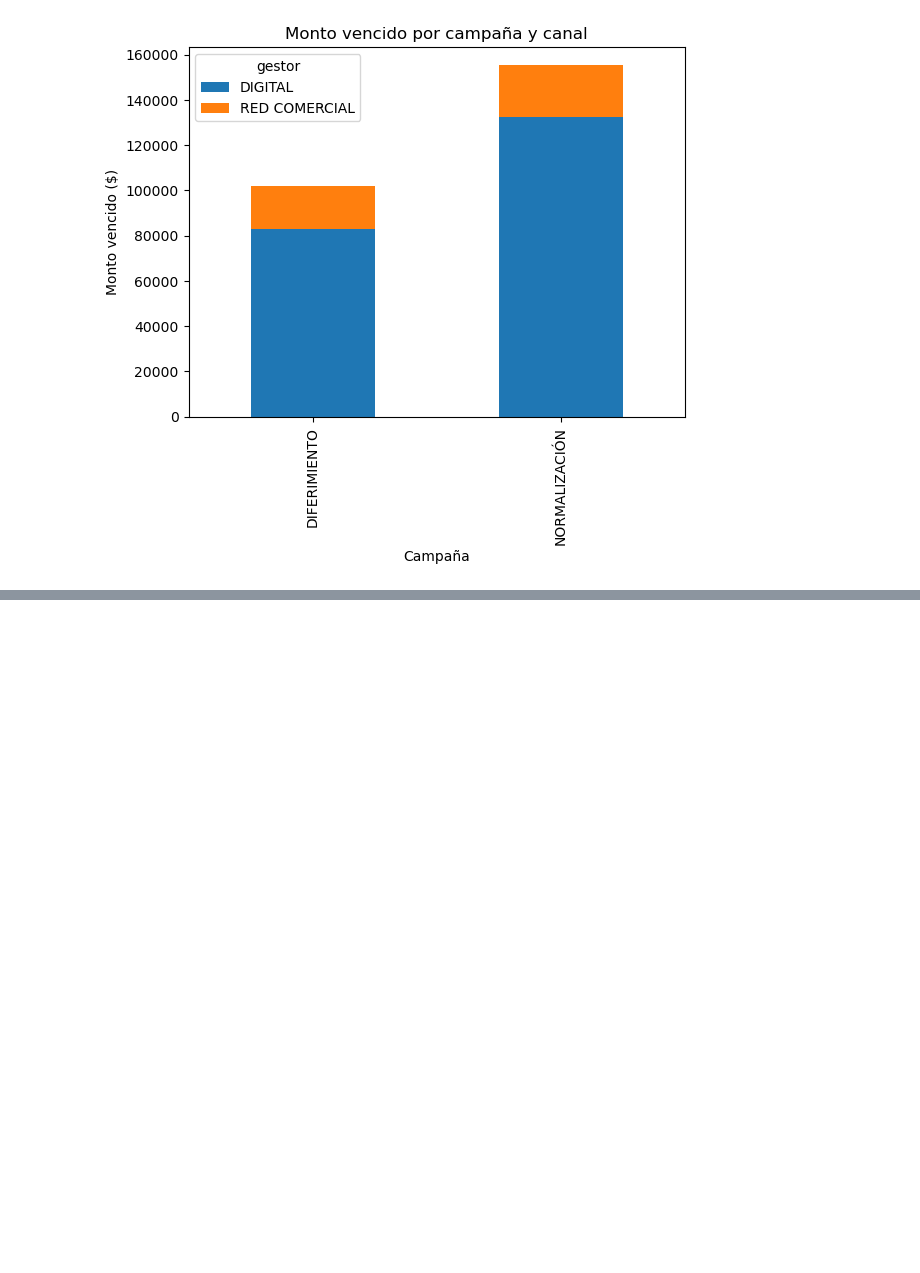
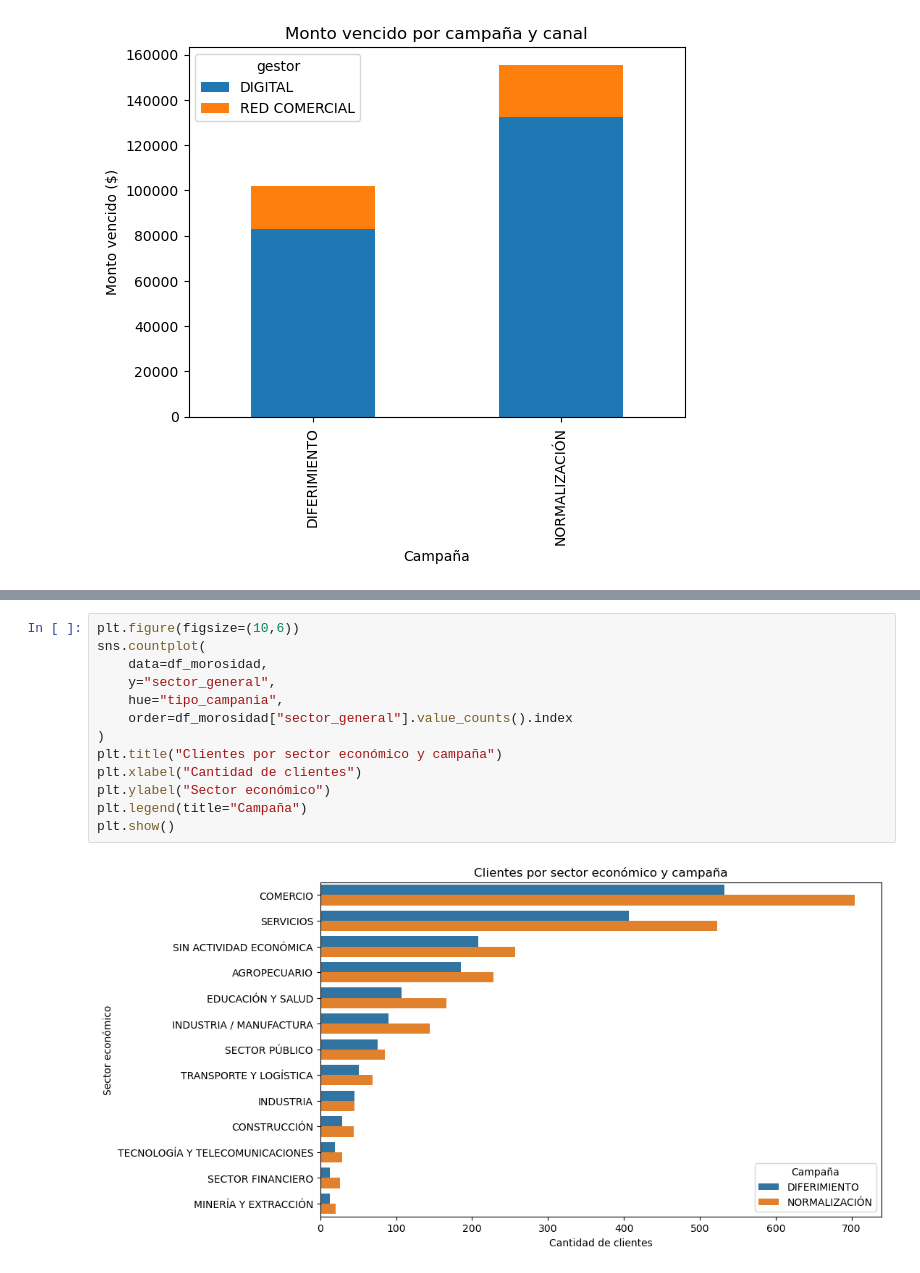
Before and after one commit to carlos-calderon-cabezas/financial-relief-analysis, a Jupyter notebook: analisis_alivio_financiero.ipynb, the cells around one changed output, grey strips where cells are left out. Drawn from its saved outputs; the diff is of its cells as text; blank space fills up the shorter version.

```diff
--- a/analisis_alivio_financiero.ipynb
+++ b/analisis_alivio_financiero.ipynb
@@ -245,0 +277,15 @@ plt.show()
+# %%
+plt.figure(figsize=(10,6))
+sns.countplot(
+    data=df_morosidad,
+    y="sector_general",
+    hue="tipo_campania",
+    order=df_morosidad["sector_general"].value_counts().index
+)
+plt.title("Clientes por sector económico y campaña")
+plt.xlabel("Cantidad de clientes")
+plt.ylabel("Sector económico")
+plt.legend(title="Campaña")
+plt.show()
+# %% [output]
+[figure, added]
```
Also changed, not shown: parts of 5 cells of this notebook.
